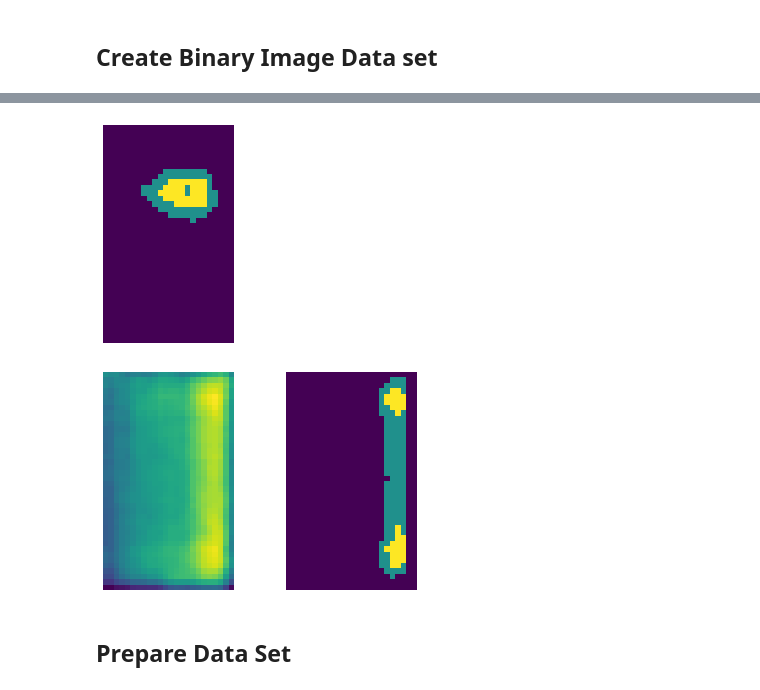
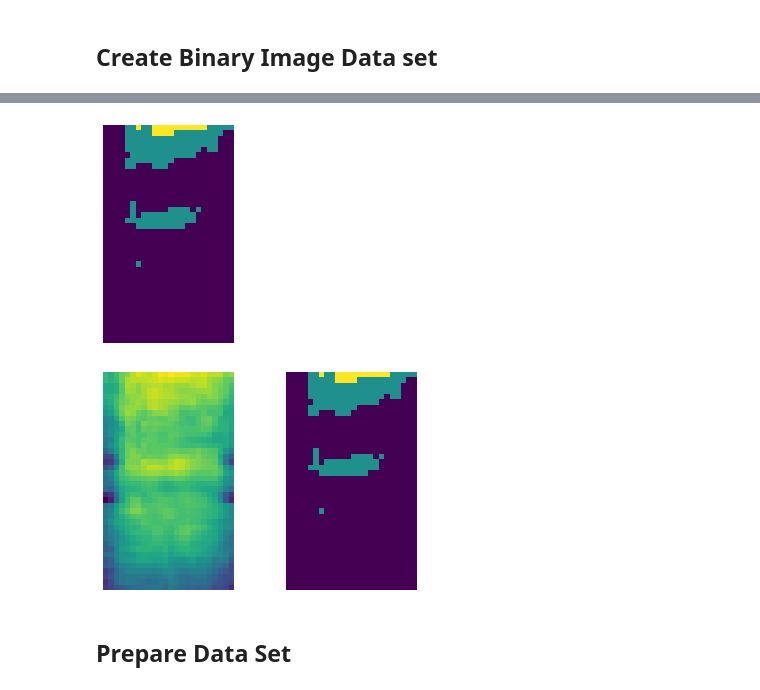
Before and after one commit to regiiis/dlv_group_project, a Jupyter notebook: object_detection.ipynb, the cells around one changed output, grey strips where cells are left out. Saved outputs shown, nothing was run; the diff lists cells and outputs as text; code cells hidden in the pictures.

```diff
--- a/object_detection.ipynb
+++ b/object_detection.ipynb
@@ -175,12 +158,12 @@ for i in range(1, 20):
 # %%
-csv_im = pd.read_csv('/content/binary_images/1.csv', sep = ',', header=None)
+csv_im = pd.read_csv('/content/binary_images/0.csv', sep = ',', header=None)
 plt.axis("off")
 plt.imshow(csv_im)
 
-image_binarizer(1323, 0.8, 0.92, 1, 0)
+image_binarizer(0, 0.8, 0.92, 1, 0)
 # %% [output]
-[figure, old version]
+[figure, new version]
-[figure, old version]
+[figure, new version]
 # %% [markdown]
 ## Prepare Data Set
 # %%
```
Also changed, not shown: parts of 15 cells of this notebook.
